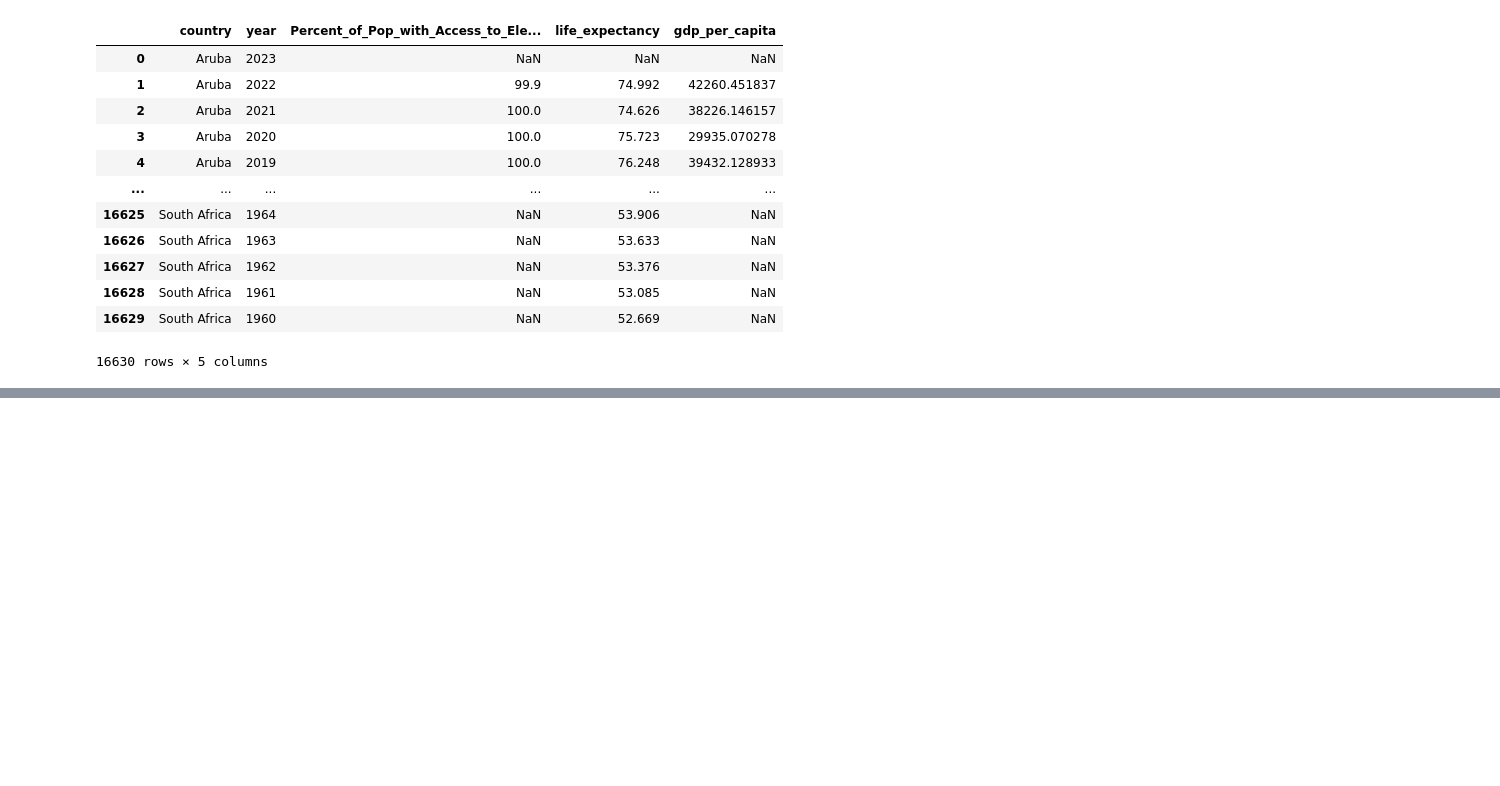
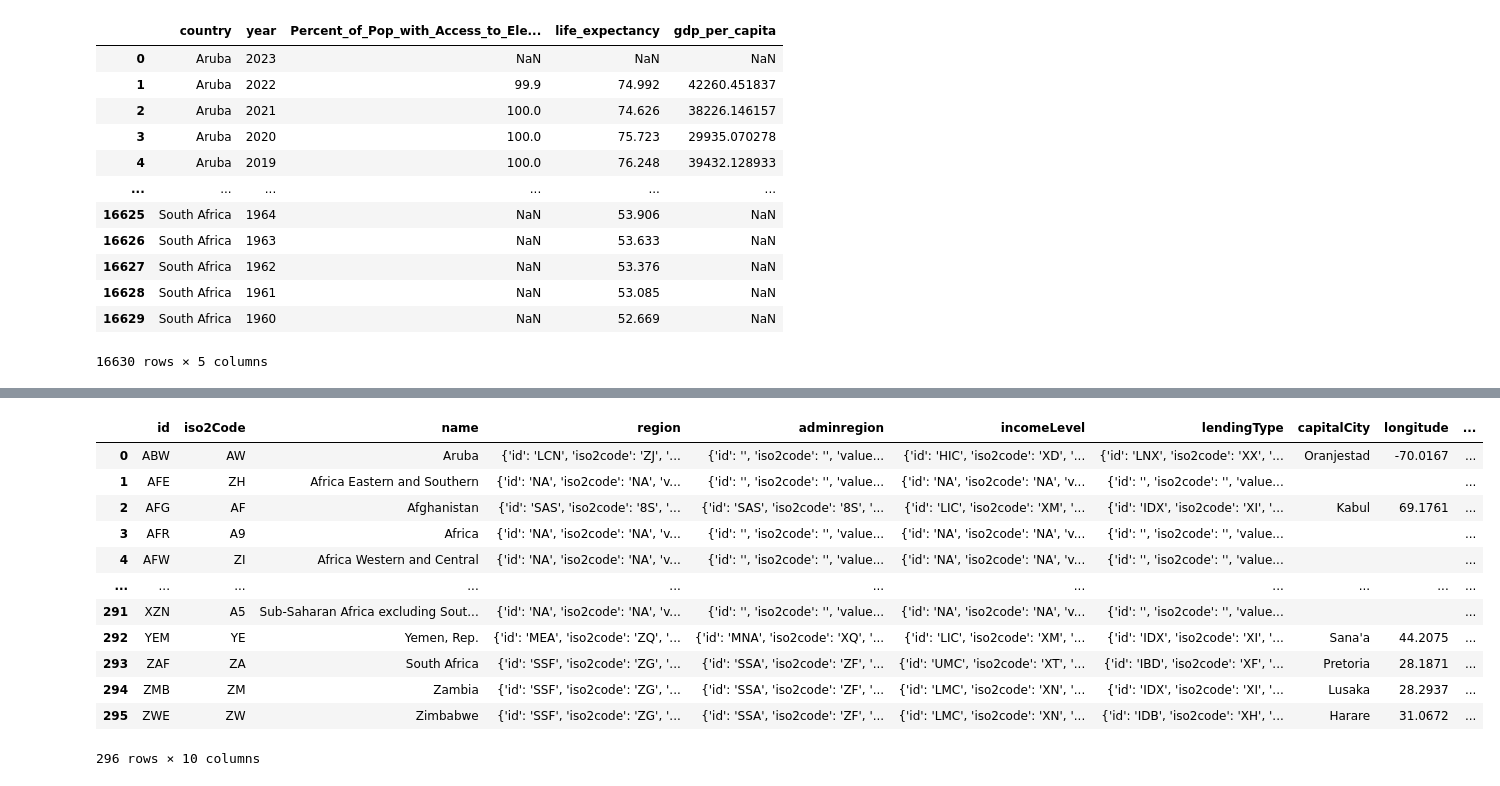
Before and after one commit to nss-data-science-cohort-8/api-exercise-MultidisciplinaryDeepDives, a Jupyter notebook: notebooks/APIs_in_python_UN_World_Bank_DS8.ipynb, the cells around one changed output, grey strips where cells are left out. Drawn from its saved outputs; the diff is of its cells as text; code cells hidden in the pictures; blank space fills up the shorter version.

```diff
--- a/notebooks/APIs_in_python_UN_World_Bank_DS8.ipynb
+++ b/notebooks/APIs_in_python_UN_World_Bank_DS8.ipynb
@@ -389,0 +452,32 @@ Merged_Countries_Electricity_LifeExpectancy_GDP_PerCapita
+# %%
+# checking metadata for variables that we will use for setting the parameters
+lst = []
+endpoint = "http://api.worldbank.org/v2/country/all/indicator/"
+indicator = 'NY.GDP.PCAP.PP.KD'
+params = {
+        'format': 'json',
+        'per_page': 50
+        #'page': 2
+}
+url = endpoint + indicator
+
+# get number of pages
+res = requests.get(url, params).json()
+res
+
+# pull data from each page
+pages = res[0]['pages']
+# for diagnostic purposes, we can use: pages = 5
+
+for page in range(1, pages + 1): # range includes the beginning number but excludes the ending number, which is why we need to have "+1"
+        params['page'] = page
+        res = requests.get(url, params).json()
+        lst.extend(res[1])
+        #lst.append(res[1])
+
+gdp = pd.json_normalize(lst)
+# Corresponding code if we use .append() above: gdp = pd.json_normalize([InnermostDictionary for MidLayerList in lst for InnermostDictionary in MidLayerList])
+# Dissection for understanding: gdp = pd.json_normalize([InnermostDictionary (for MidLayerList in lst) for InnermostDictionary in MidLayerList])
+                                                # Side Note: lst is the Outermost Layer List
+                                                # Python navigates/loops through the levels (or layers, in a hierarchy) in the following way: Python first iterates through all the Streets in a City (equivalent of Mid-Layer Lists among the Outermost List), then Houses on those Streets (Innermost Dictionary items in the Mid-Layer List)
+gdp.head(20)
@@ -389,0 +502,25 @@ Merged_Countries_Electricity_LifeExpectancy_GDP_PerCapita
+# %%
+#from SD
+def get_all_data(endpoint, params = {"format": "json"}):
+    response = requests.get(endpoint, params = params)
+    [metadata, data] = response.json()
+    if int(metadata["total"]) > int(metadata["per_page"]):
+        params["per_page"] = metadata["total"]
+        response = requests.get(endpoint, params = params)
+        [metadata, data] = response.json()
+    return pd.DataFrame(data)
+get_all_data(endpoint = 'http://api.worldbank.org/v2/country/')
+# %% [output]
+|  | id | iso2Code | name | region | adminregion | incomeLevel | lendingType | capitalCity | longitude | ... |
+| 0 | ABW | AW | Aruba | {'id': 'LCN', 'iso2code': 'ZJ', '... | {'id': '', 'iso2code': '', 'value... | {'id': 'HIC', 'iso2code': 'XD', '... | {'id': 'LNX', 'iso2code': 'XX', '... | Oranjestad | -70.0167 | ... |
+| 1 | AFE | ZH | Africa Eastern and Southern | {'id': 'NA', 'iso2code': 'NA', 'v... | {'id': '', 'iso2code': '', 'value... | {'id': 'NA', 'iso2code': 'NA', 'v... | {'id': '', 'iso2code': '', 'value... |  |  | ... |
+| 2 | AFG | AF | Afghanistan | {'id': 'SAS', 'iso2code': '8S', '... | {'id': 'SAS', 'iso2code': '8S', '... | {'id': 'LIC', 'iso2code': 'XM', '... | {'id': 'IDX', 'iso2code': 'XI', '... | Kabul | 69.1761 | ... |
+| 3 | AFR | A9 | Africa | {'id': 'NA', 'iso2code': 'NA', 'v... | {'id': '', 'iso2code': '', 'value... | {'id': 'NA', 'iso2code': 'NA', 'v... | {'id': '', 'iso2code': '', 'value... |  |  | ... |
+| 4 | AFW | ZI | Africa Western and Central | {'id': 'NA', 'iso2code': 'NA', 'v... | {'id': '', 'iso2code': '', 'value... | {'id': 'NA', 'iso2code': 'NA', 'v... | {'id': '', 'iso2code': '', 'value... |  |  | ... |
+| ... | ... | ... | ... | ... | ... | ... | ... | ... | ... | ... |
+| 291 | XZN | A5 | Sub-Saharan Africa excluding Sout... | {'id': 'NA', 'iso2code': 'NA', 'v... | {'id': '', 'iso2code': '', 'value... | {'id': 'NA', 'iso2code': 'NA', 'v... | {'id': '', 'iso2code': '', 'value... |  |  | ... |
+| 292 | YEM | YE | Yemen, Rep. | {'id': 'MEA', 'iso2code': 'ZQ', '... | {'id': 'MNA', 'iso2code': 'XQ', '... | {'id': 'LIC', 'iso2code': 'XM', '... | {'id': 'IDX', 'iso2code': 'XI', '... | Sana'a | 44.2075 | ... |
+| 293 | ZAF | ZA | South Africa | {'id': 'SSF', 'iso2code': 'ZG', '... | {'id': 'SSA', 'iso2code': 'ZF', '... | {'id': 'UMC', 'iso2code': 'XT', '... | {'id': 'IBD', 'iso2code': 'XF', '... | Pretoria | 28.1871 | ... |
+| 294 | ZMB | ZM | Zambia | {'id': 'SSF', 'iso2code': 'ZG', '... | {'id': 'SSA', 'iso2code': 'ZF', '... | {'id': 'LMC', 'iso2code': 'XN', '... | {'id': 'IDX', 'iso2code': 'XI', '... | Lusaka | 28.2937 | ... |
+| 295 | ZWE | ZW | Zimbabwe | {'id': 'SSF', 'iso2code': 'ZG', '... | {'id': 'SSA', 'iso2code': 'ZF', '... | {'id': 'LMC', 'iso2code': 'XN', '... | {'id': 'IDB', 'iso2code': 'XH', '... | Harare | 31.0672 | ... |
+296 rows × 10 columns
```
Also changed, not shown: parts of 16 cells of this notebook.
